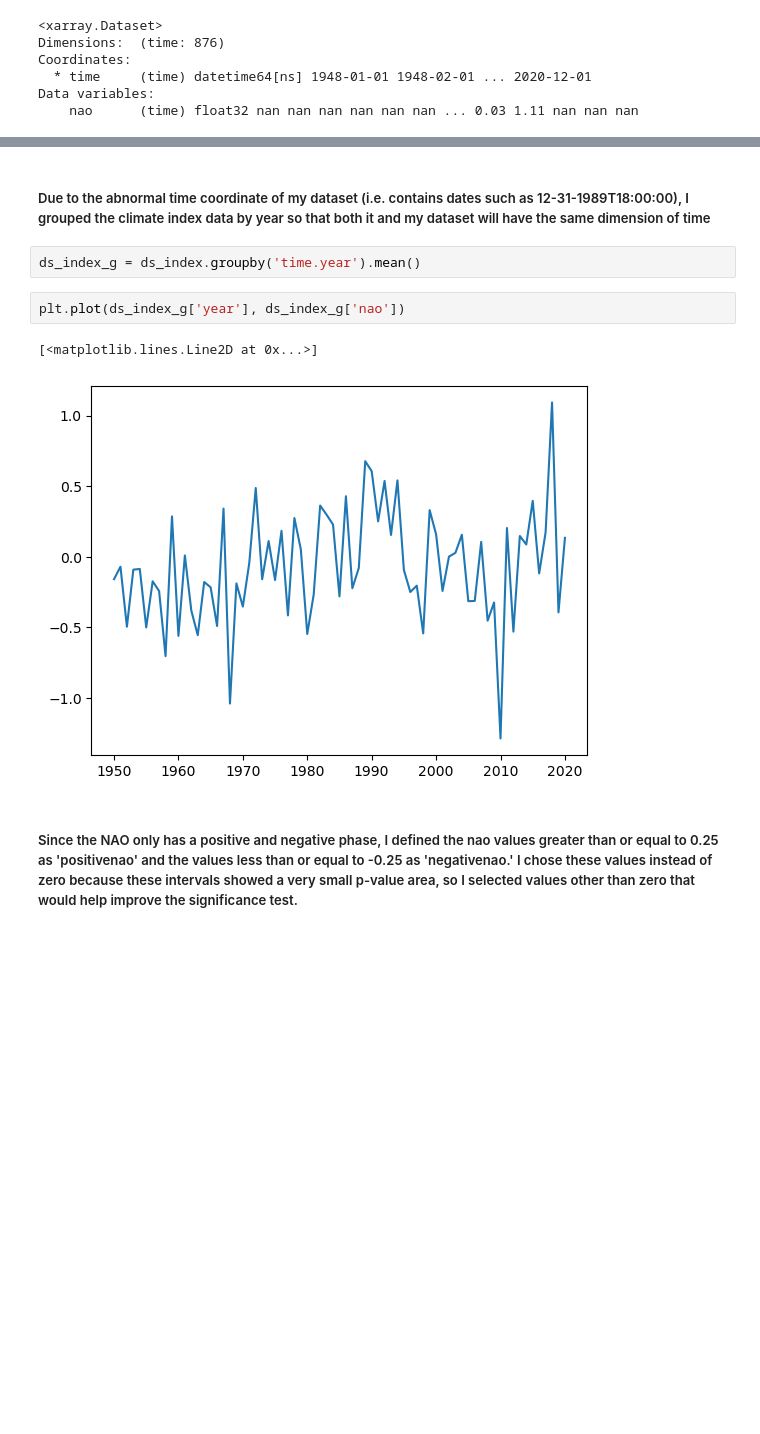
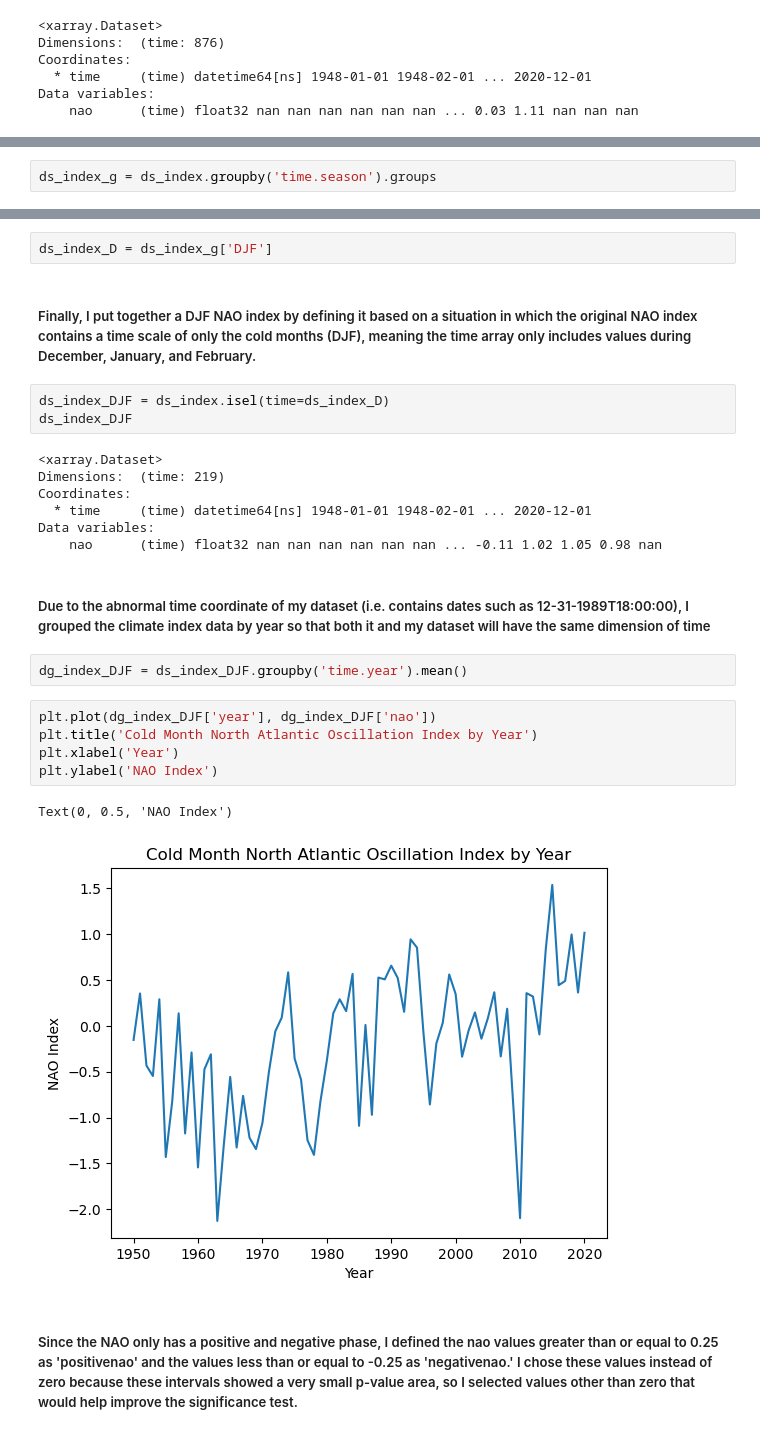
Before and after one commit to JStiles9552/Assignment_3_CLIM_680, a Jupyter notebook: Assignment_3_Revised.ipynb, the cells around one changed output, grey strips where cells are left out. Drawn from its saved outputs; the diff is of its cells as text; blank space fills up the shorter version.

```diff
--- a/Assignment_3_Revised.ipynb
+++ b/Assignment_3_Revised.ipynb
@@ -63,0 +68,2 @@ Data variables:
+# %%
+ds_index_g = ds_index.groupby('time.season').groups
@@ -64,12 +72,29 @@ Data variables:
+# %%
+ds_index_D = ds_index_g['DJF']
+# %% [markdown]
+##### Finally, I put together a DJF NAO index by defining it based on a situation in which the original NAO index contains a time scale of only the cold months (DJF), meaning the time array only includes values during December, January, and February.
+# %%
+ds_index_DJF = ds_index.isel(time=ds_index_D)
+ds_index_DJF
+# %% [output]
+<xarray.Dataset>
+Dimensions:  (time: 219)
+Coordinates:
+  * time     (time) datetime64[ns] 1948-01-01 1948-02-01 ... 2020-12-01
+Data variables:
+    nao      (time) float32 nan nan nan nan nan nan ... -0.11 1.02 1.05 0.98 nan
 # %% [markdown]
 ##### Due to the abnormal time coordinate of my dataset (i.e. contains dates such as 12-31-1989T18:00:00), I grouped the climate index data by year so that both it and my dataset will have the same dimension of time
-# %%
-ds_index_g = ds_index.groupby('time.year').mean()
+# %%
+dg_index_DJF = ds_index_DJF.groupby('time.year').mean()
 # %%
-plt.plot(ds_index_g['year'], ds_index_g['nao'])
+plt.plot(dg_index_DJF['year'], dg_index_DJF['nao'])
+plt.title('Cold Month North Atlantic Oscillation Index by Year')
+plt.xlabel('Year')
+plt.ylabel('NAO Index')
 # %% [output]
-[<matplotlib.lines.Line2D at 0x...>]
+Text(0, 0.5, 'NAO Index')
-[figure, old version]
+[figure, new version]
 # %% [markdown]
 ##### Since the NAO only has a positive and negative phase, I defined the nao values greater than or equal to 0.25 as 'positivenao' and the values less than or equal to -0.25 as 'negativenao.' I chose these values instead of zero because these intervals showed a very small p-value area, so I selected values other than zero that would help improve the significance test.
 # %%
```
Also changed, not shown: parts of 27 cells of this notebook.
